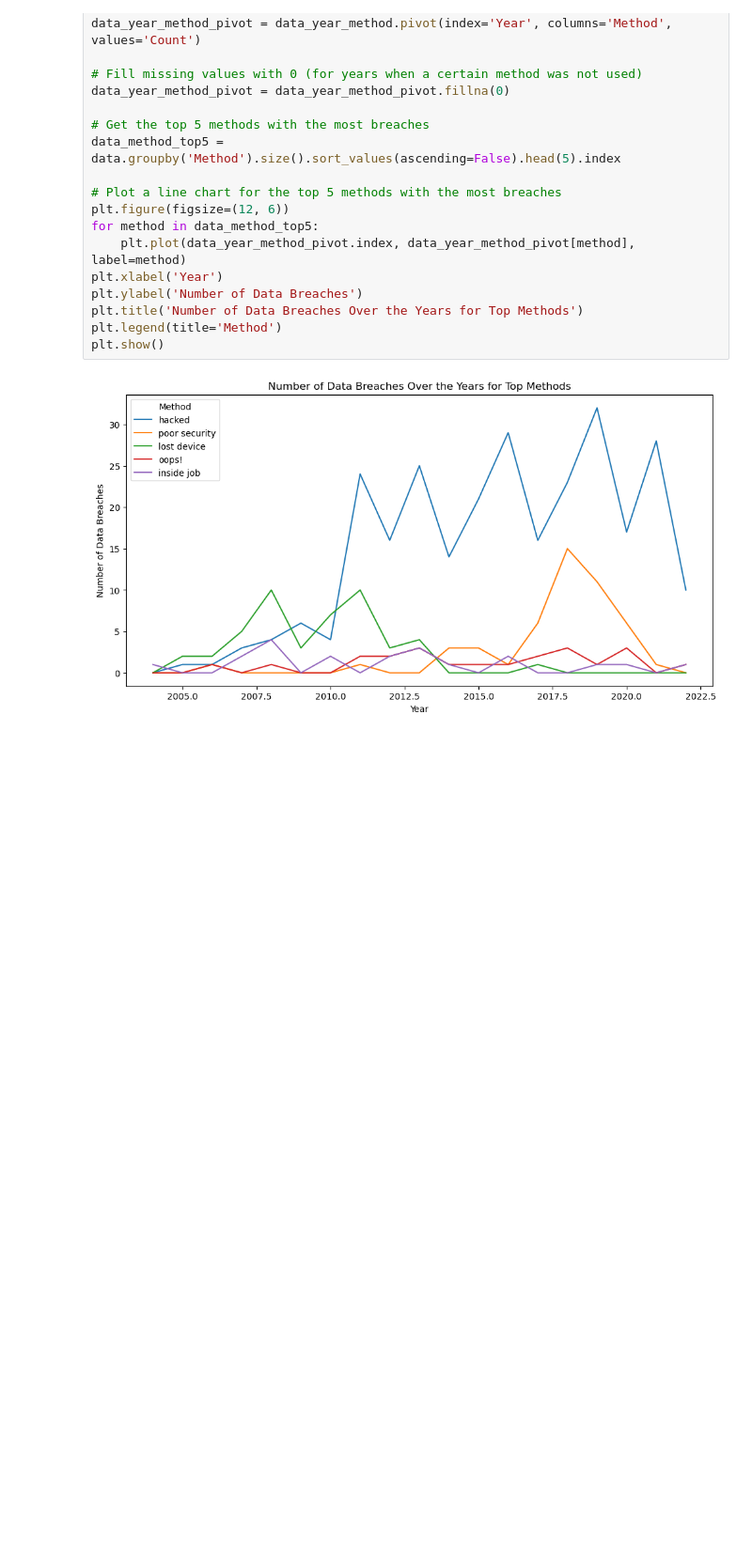
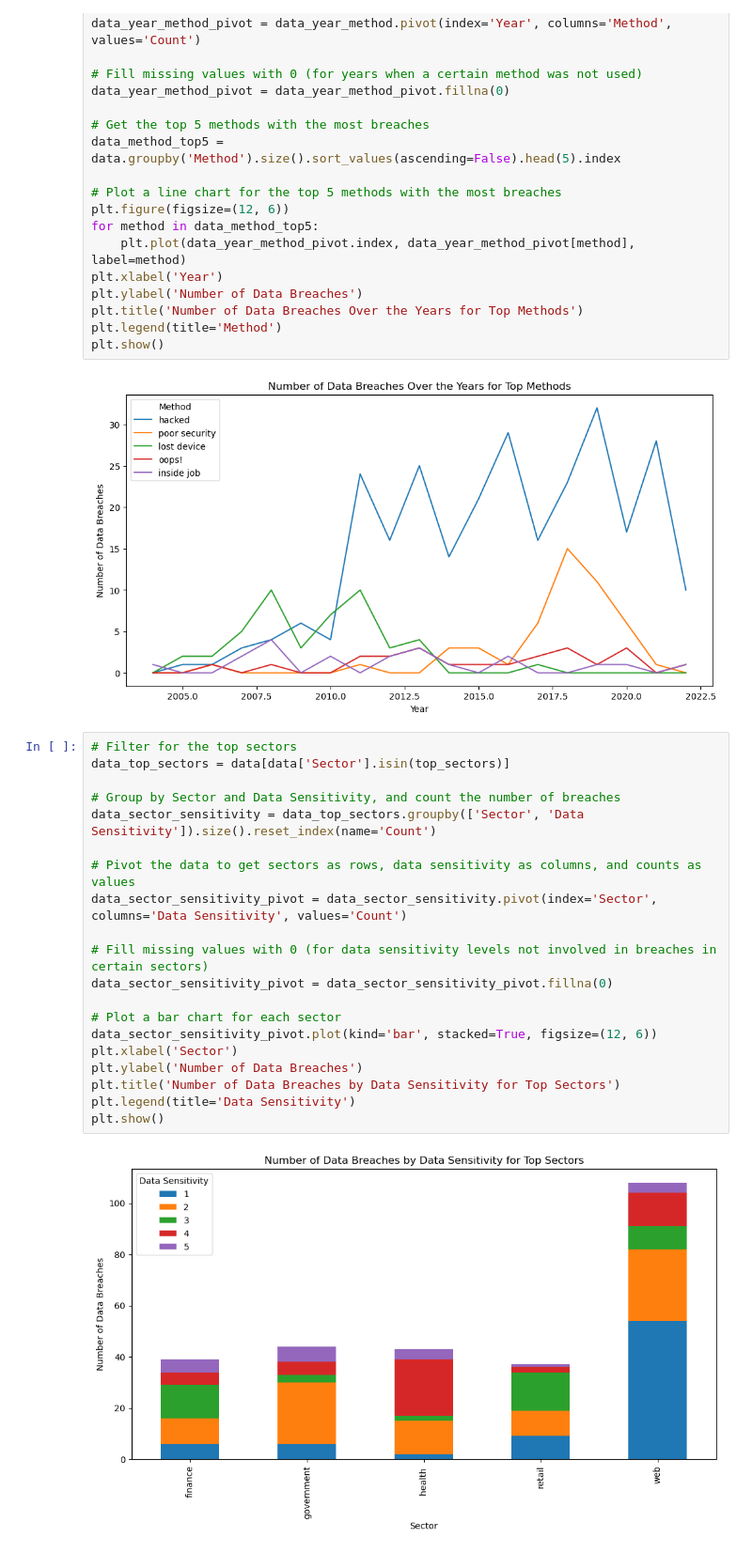
Before and after one commit to raj-rajat/World-s-Biggest-Data-Breaches-Hacks, a Jupyter notebook: world-s-biggest-data-breaches-hacks.ipynb, the cells around one changed output. Shown at 94% size. Saved outputs shown, nothing was run; the diff lists cells and outputs as text; blank space fills up the shorter version.

Commit message:
Kaggle Notebook | World's Biggest Data Breaches & Hacks | Version 3

```diff
--- a/world-s-biggest-data-breaches-hacks.ipynb
+++ b/world-s-biggest-data-breaches-hacks.ipynb
@@ -562,3 +562,25 @@ plt.legend(title='Method')
 plt.show()
 # %% [output]
 [figure]
+# %%
+# Filter for the top sectors
+data_top_sectors = data[data['Sector'].isin(top_sectors)]
+
+# Group by Sector and Data Sensitivity, and count the number of breaches
+data_sector_sensitivity = data_top_sectors.groupby(['Sector', 'Data Sensitivity']).size().reset_index(name='Count')
+
+# Pivot the data to get sectors as rows, data sensitivity as columns, and counts as values
+data_sector_sensitivity_pivot = data_sector_sensitivity.pivot(index='Sector', columns='Data Sensitivity', values='Count')
+
+# Fill missing values with 0 (for data sensitivity levels not involved in breaches in certain sectors)
+data_sector_sensitivity_pivot = data_sector_sensitivity_pivot.fillna(0)
+
+# Plot a bar chart for each sector
+data_sector_sensitivity_pivot.plot(kind='bar', stacked=True, figsize=(12, 6))
+plt.xlabel('Sector')
+plt.ylabel('Number of Data Breaches')
+plt.title('Number of Data Breaches by Data Sensitivity for Top Sectors')
+plt.legend(title='Data Sensitivity')
+plt.show()
+# %% [output]
+[figure, added]
```
Also changed, not shown: parts of 11 cells of this notebook.
